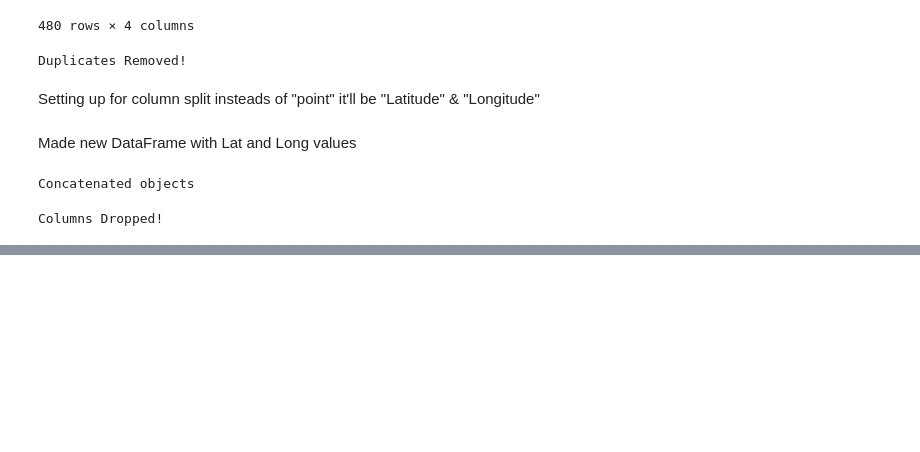
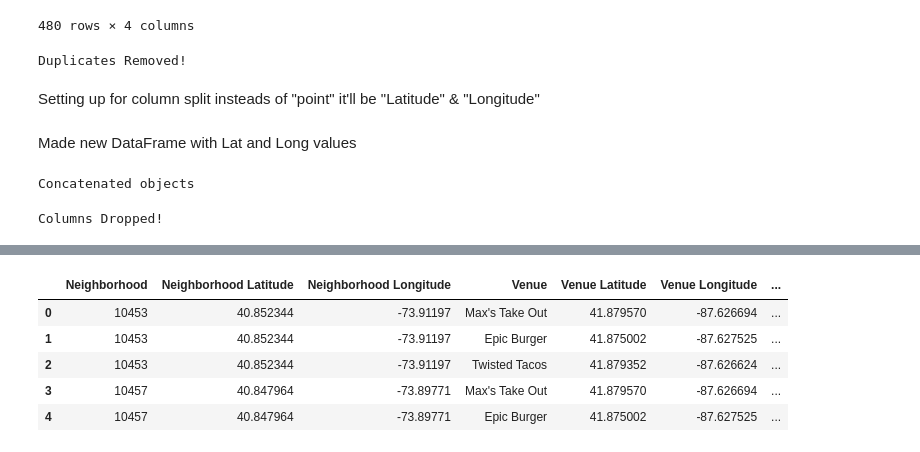
Before and after one commit to FayedPatel/The-Battle-of-Neighborhoods, a Jupyter notebook: The Battle of Neighborhoods.ipynb, the cells around one changed output, grey strips where cells are left out. Drawn from its saved outputs; the diff is of its cells as text; code cells hidden in the pictures; blank space fills up the shorter version.

```diff
--- a/The Battle of Neighborhoods.ipynb
+++ b/The Battle of Neighborhoods.ipynb
@@ -389,0 +698,5 @@ Columns Dropped!
+# %%
+NYC_venues = getNearbyVenues(names = NYC_df3['zip_codes'],
+                             latitudes = NYC_df3['Latitude'],
+                             longitudes = NYC_df3['Longitude'],
+                             radius = 500)
@@ -389,0 +721,9 @@ Columns Dropped!
+# %%
+NYC_venues.head()
+# %% [output]
+|  | Neighborhood | Neighborhood Latitude | Neighborhood Longitude | Venue | Venue Latitude | Venue Longitude | ... |
+| 0 | 10453 | 40.852344 | -73.91197 | Max's Take Out | 41.879570 | -87.626694 | ... |
+| 1 | 10453 | 40.852344 | -73.91197 | Epic Burger | 41.875002 | -87.627525 | ... |
+| 2 | 10453 | 40.852344 | -73.91197 | Twisted Tacos | 41.879352 | -87.626624 | ... |
+| 3 | 10457 | 40.847964 | -73.89771 | Max's Take Out | 41.879570 | -87.626694 | ... |
+| 4 | 10457 | 40.847964 | -73.89771 | Epic Burger | 41.875002 | -87.627525 | ... |
```
Also changed, not shown: parts of 23 cells of this notebook, 3 other files.
